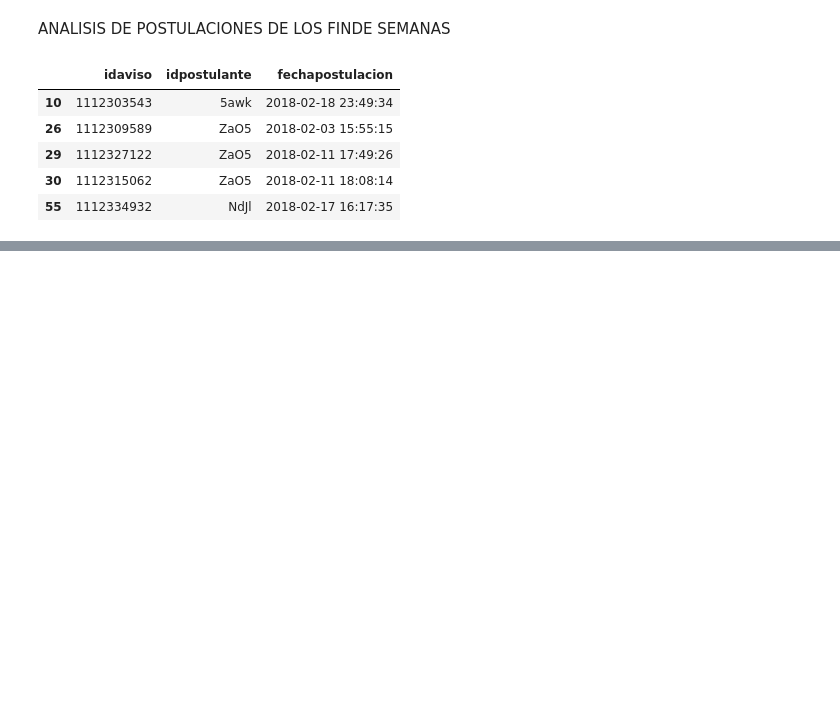
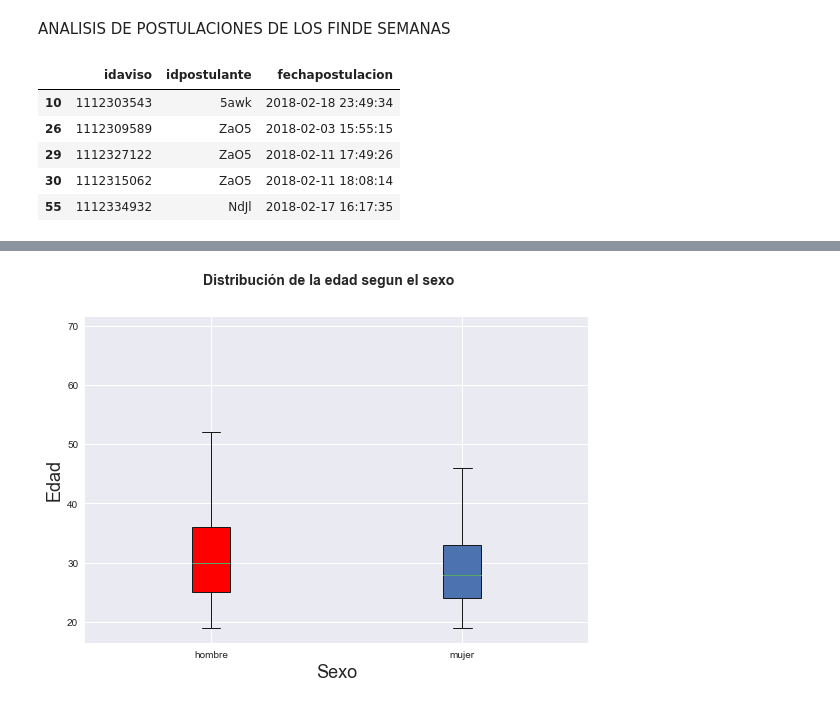
Before and after one commit to matfonseca/OrgaDatos, a Jupyter notebook: Analisis exploratorio.ipynb, the cells around one changed output, grey strips where cells are left out. Cells and saved outputs as stored; diff of their text form; code cells hidden in the pictures; blank space fills up the shorter version.

Commit message:
hago boxplot

```diff
--- a/Analisis exploratorio.ipynb
+++ b/Analisis exploratorio.ipynb
@@ -256,0 +259,19 @@ See the caveats in the documentation: http://pandas.pydata.org/pandas-docs/stabl
+# %%
+data = [ages_masc,ages_fem]
+# Create a figure instance
+fig = plt.figure(1, figsize=(9, 6))
+
+# Create an axes instance
+ax = fig.add_subplot(111)
+
+# Create the boxplot
+bp = ax.boxplot(data, patch_artist=True)
+
+bp["boxes"][0].set(facecolor = "red")
+fig.suptitle('Distribución de la edad segun el sexo', fontsize=14, fontweight='bold')
+ax.set_ylabel('Edad',size=18)
+ax.set_xlabel('Sexo',size=18)
+plt.xticks([1, 2], ['hombre', 'mujer'])
+plt.show()
+# %% [output]
+[figure, added]
```
Also changed, not shown: parts of 16 cells of this notebook, 1 other file.
